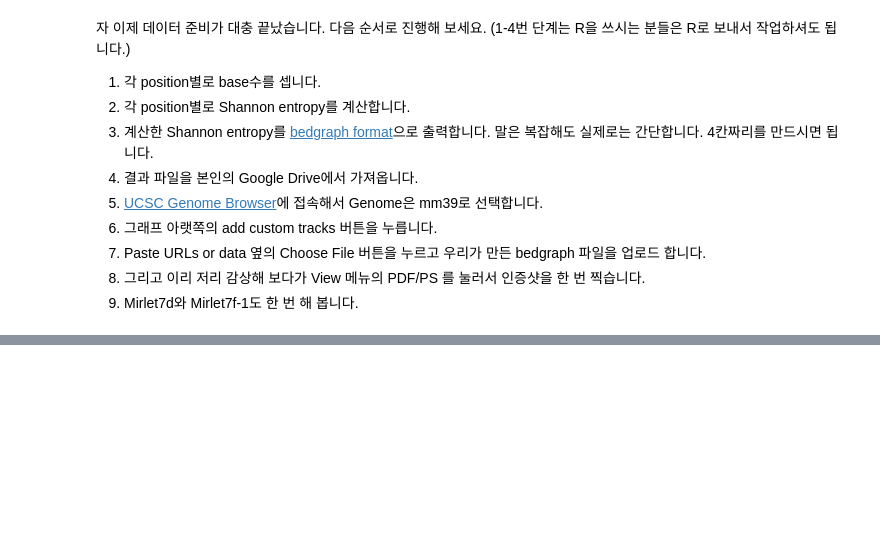
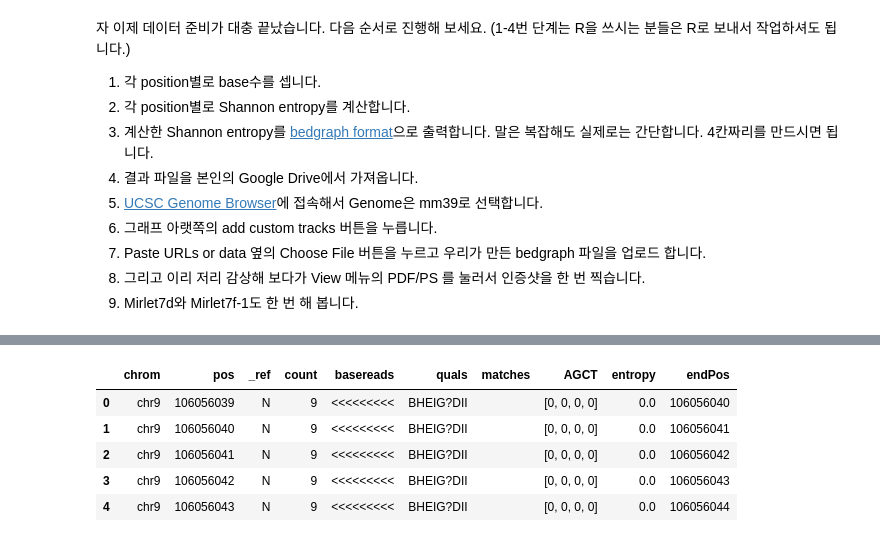
Before and after one commit to krchoihm/bioinfo1-project, a Jupyter notebook: CoLab_TermProj_2024_3.ipynb, the cells around one changed output, grey strips where cells are left out. Saved outputs shown, nothing was run; the diff lists cells and outputs as text; code cells hidden in the pictures; blank space fills up the shorter version.

```diff
--- a/CoLab_TermProj_2024_3.ipynb
+++ b/CoLab_TermProj_2024_3.ipynb
@@ -141,4 +189,4 @@ R을 쓰시는 분들은 R로 보내서 작업하셔도 됩니다.
 # %%
 import re
-toremove = re.compile('[<>$*#^]')
-pileup['matches'] = pileup['basereads'].apply(lambda x: toremove.sub('', x))
+toremove = re.compile('[<>$*#]|\^.') # [문자들] : 문자들 중 하나와 매치
+pileup['matches'] = pileup['basereads'].apply(lambda x: toremove.sub('', x)) # remove special characters (<>$*#^) from basereads
@@ -163,0 +234,5 @@ pileup[pileup['pos'] == 106056094].iloc[0]['matches']
+# %%
+pileup['AGCT'] = pileup['matches'].apply(lambda x: np.array((x.count('A'), x.count('G'), x.count('C'), x.count('T'))))
+pileup['entropy'] = pileup['AGCT'].apply(lambda x: -sum([i*np.log2(i) for i in x/sum(x) if i > 0]))
+pileup['entropy'] = pileup['entropy'].replace(-0.0, 0.0)
+pileup[pileup['entropy'] > 0].head()
@@ -163,0 +246,10 @@ pileup[pileup['pos'] == 106056094].iloc[0]['matches']
+# %%
+pileup['endPos'] = pileup['pos'] + 1
+pileup.head()
+# %% [output]
+|  | chrom | pos | _ref | count | basereads | quals | matches | AGCT | entropy | endPos |
+| 0 | chr9 | 106056039 | N | 9 | <<<<<<<<< | BHEIG?DII |  | [0, 0, 0, 0] | 0.0 | 106056040 |
+| 1 | chr9 | 106056040 | N | 9 | <<<<<<<<< | BHEIG?DII |  | [0, 0, 0, 0] | 0.0 | 106056041 |
+| 2 | chr9 | 106056041 | N | 9 | <<<<<<<<< | BHEIG?DII |  | [0, 0, 0, 0] | 0.0 | 106056042 |
+| 3 | chr9 | 106056042 | N | 9 | <<<<<<<<< | BHEIG?DII |  | [0, 0, 0, 0] | 0.0 | 106056043 |
+| 4 | chr9 | 106056043 | N | 9 | <<<<<<<<< | BHEIG?DII |  | [0, 0, 0, 0] | 0.0 | 106056044 |
```
Also changed, not shown: parts of 18 cells of this notebook.
